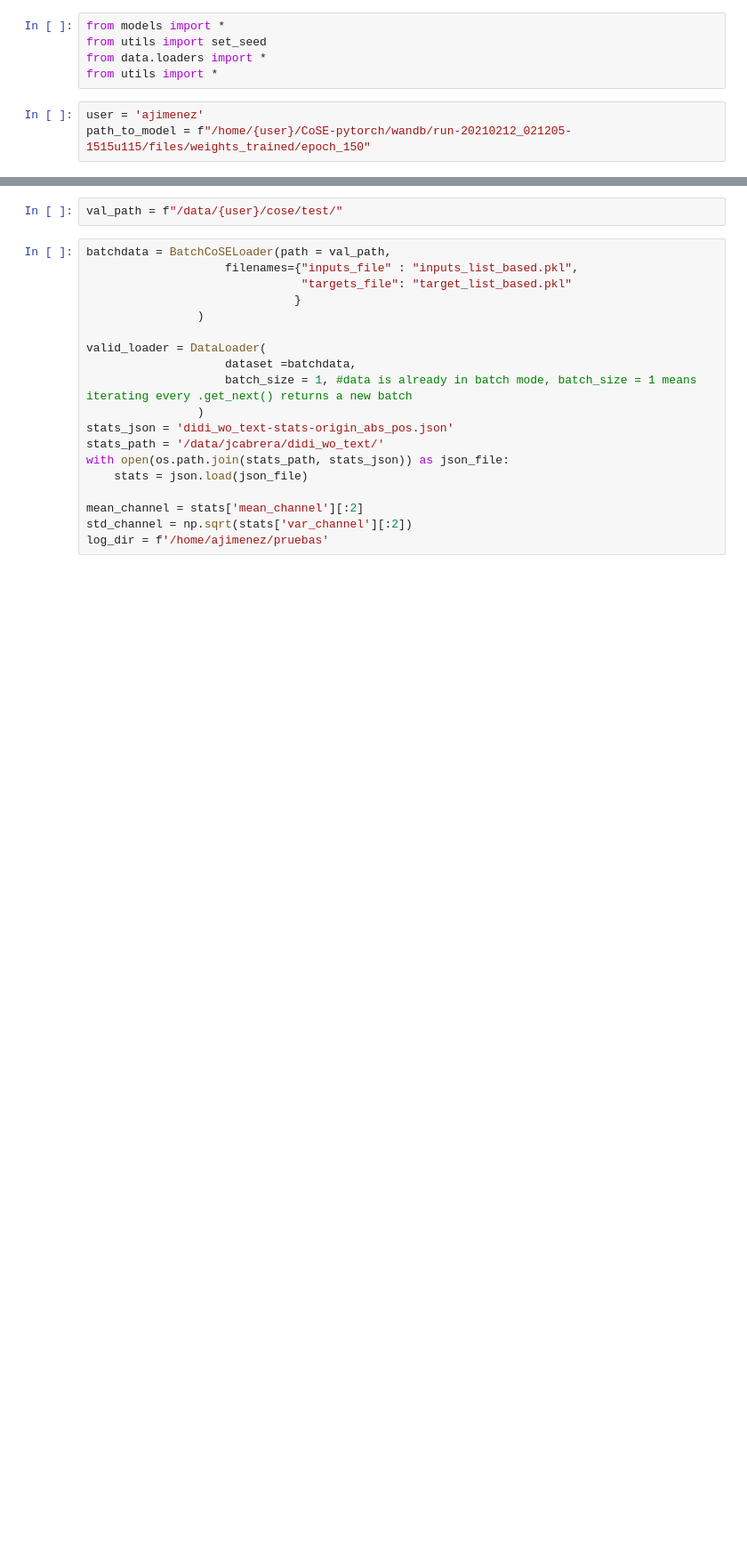
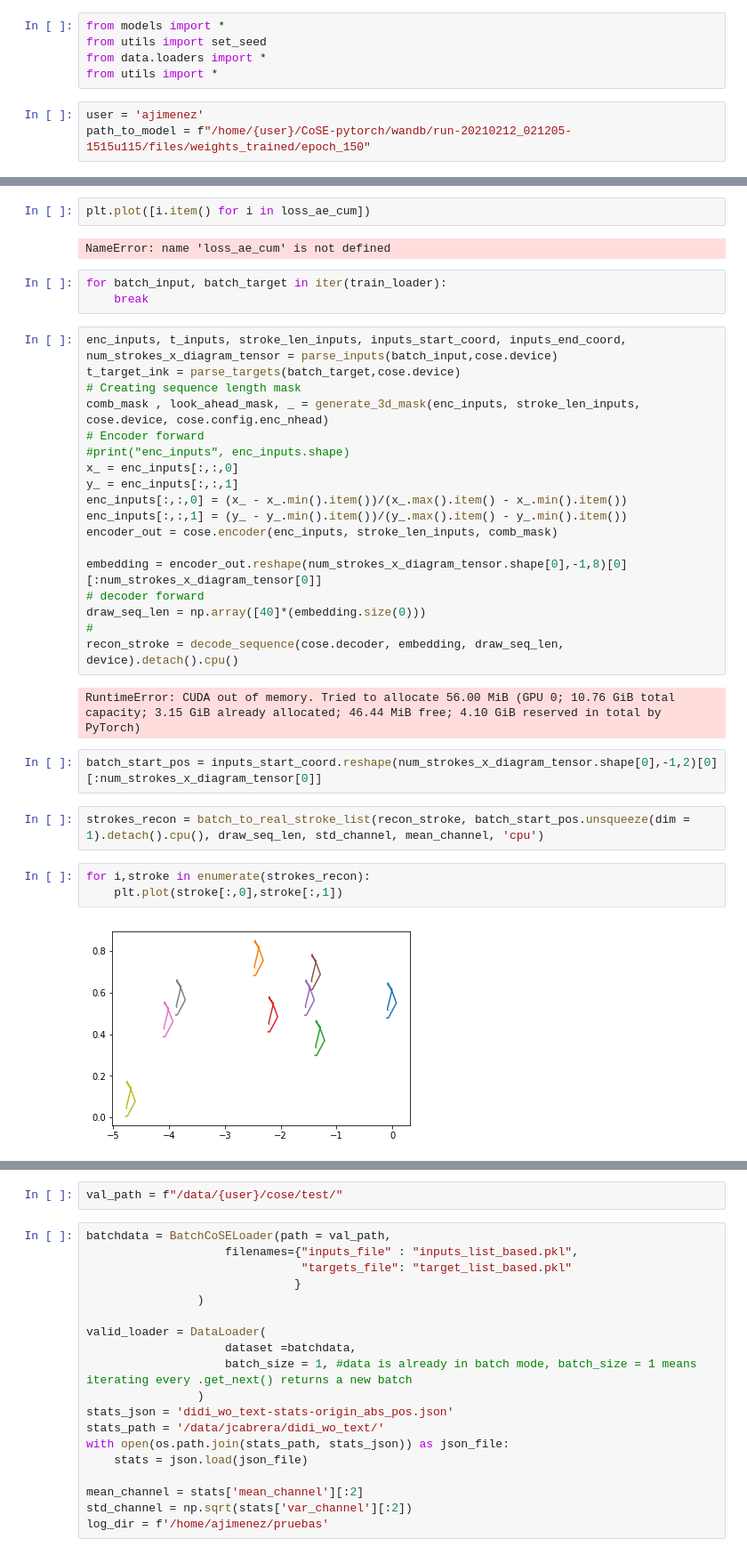
Before and after one commit to IAmigos/CoSE-pytorch, a Jupyter notebook: Alex_sum_eval.ipynb, the cells around one changed output, grey strips where cells are left out. Shown: that part at 89% size. Saved outputs shown, nothing was run; the diff lists cells and outputs as text; blank space fills up the shorter version.

```diff
--- a/Alex_sum_eval.ipynb
+++ b/Alex_sum_eval.ipynb
@@ -18,0 +220,36 @@ cose.embedding_predictive_model.load_state_dict(torch.load(os.path.join(os.getcw
+# %%
+plt.plot([i.item() for i in loss_ae_cum])
+# %% [output]
+NameError: name 'loss_ae_cum' is not defined
+# %%
+for batch_input, batch_target in iter(train_loader):
+    break
+# %%
+enc_inputs, t_inputs, stroke_len_inputs, inputs_start_coord, inputs_end_coord, num_strokes_x_diagram_tensor = parse_inputs(batch_input,cose.device)
+t_target_ink = parse_targets(batch_target,cose.device)
+# Creating sequence length mask
+comb_mask , look_ahead_mask, _ = generate_3d_mask(enc_inputs, stroke_len_inputs, cose.device, cose.config.enc_nhead)
+# Encoder forward
+#print("enc_inputs", enc_inputs.shape)
+x_ = enc_inputs[:,:,0]
+y_ = enc_inputs[:,:,1]
+enc_inputs[:,:,0] = (x_ - x_.min().item())/(x_.max().item() - x_.min().item())
+enc_inputs[:,:,1] = (y_ - y_.min().item())/(y_.max().item() - y_.min().item())
+encoder_out = cose.encoder(enc_inputs, stroke_len_inputs, comb_mask)
+
+embedding = encoder_out.reshape(num_strokes_x_diagram_tensor.shape[0],-1,8)[0][:num_strokes_x_diagram_tensor[0]]
+# decoder forward
+draw_seq_len = np.array([40]*(embedding.size(0)))
+#
+recon_stroke = decode_sequence(cose.decoder, embedding, draw_seq_len, device).detach().cpu()
+# %% [output]
+RuntimeError: CUDA out of memory. Tried to allocate 56.00 MiB (GPU 0; 10.76 GiB total capacity; 3.15 GiB already allocated; 46.44 MiB free; 4.10 GiB reserved in total by PyTorch)
+# %%
+batch_start_pos = inputs_start_coord.reshape(num_strokes_x_diagram_tensor.shape[0],-1,2)[0][:num_strokes_x_diagram_tensor[0]]
+# %%
+strokes_recon = batch_to_real_stroke_list(recon_stroke, batch_start_pos.unsqueeze(dim = 1).detach().cpu(), draw_seq_len, std_channel, mean_channel, 'cpu')
+# %%
+for i,stroke in enumerate(strokes_recon):
+    plt.plot(stroke[:,0],stroke[:,1])
+# %% [output]
+[figure, added]
```
Also changed, not shown: parts of 43 cells of this notebook, 3 other files.
